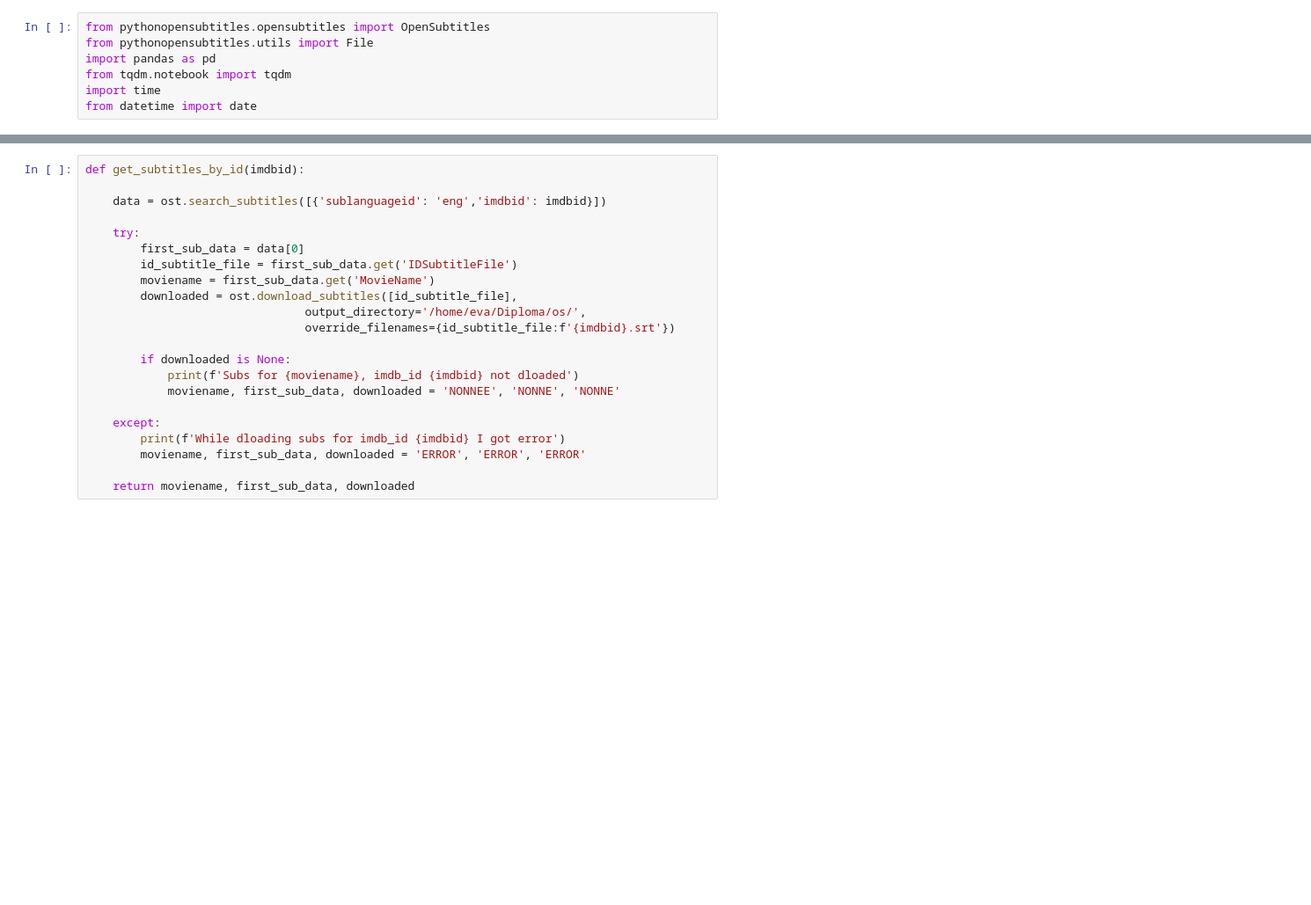
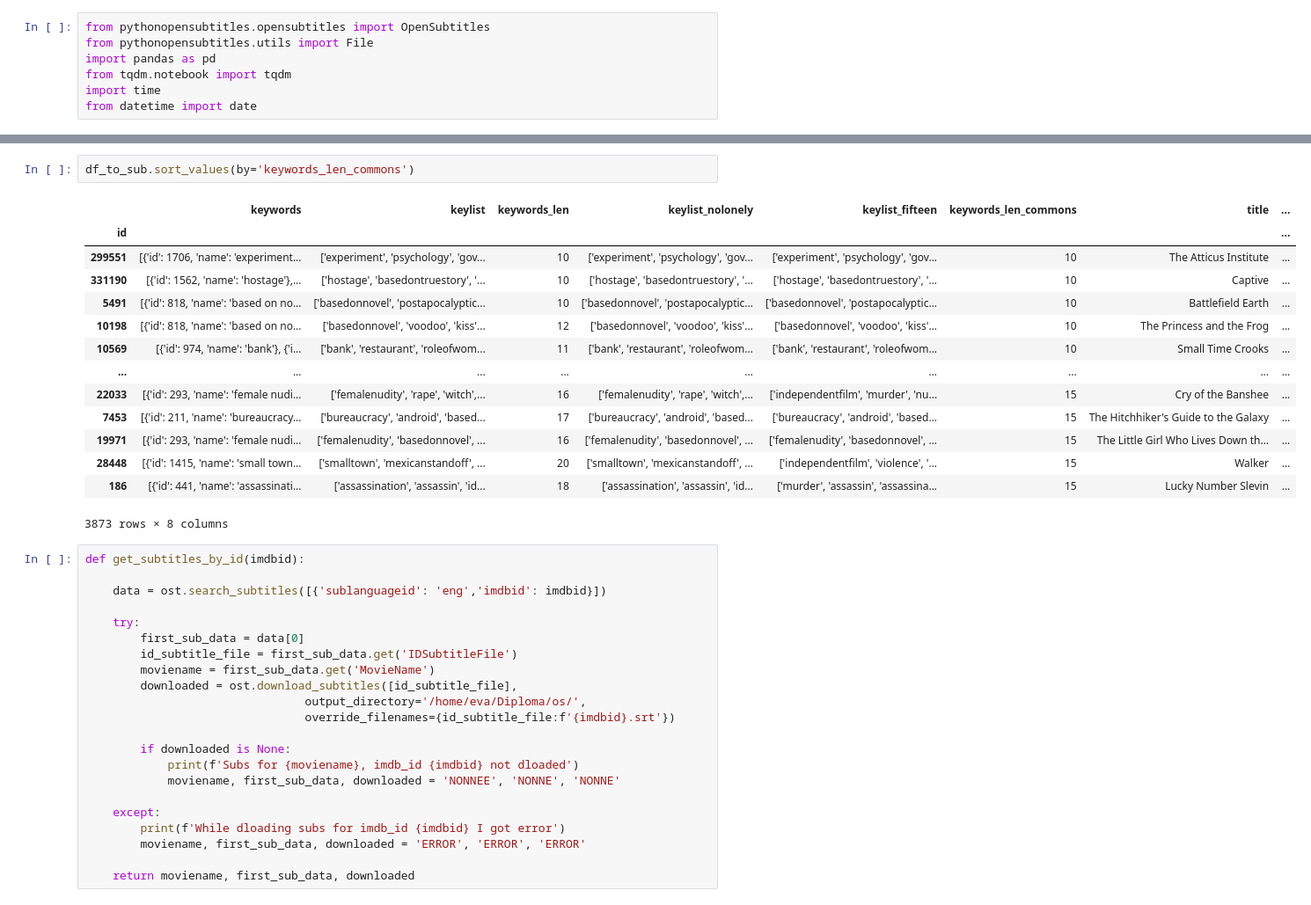
Before and after one commit to baidakovil/Diploma, a Jupyter notebook: fil-sub-download.ipynb, the cells around one changed output, grey strips where cells are left out. Shown at 88% size. Cells and saved outputs as stored; diff of their text form; blank space fills up the shorter version.

```diff
--- a/fil-sub-download.ipynb
+++ b/fil-sub-download.ipynb
@@ -8,3 +28,20 @@ from datetime import date
+# %%
+df_to_sub.sort_values(by='keywords_len_commons')
+# %% [output]
+|  | keywords | keylist | keywords_len | keylist_nolonely | keylist_fifteen | keywords_len_commons | title | ... |
+| id |  |  |  |  |  |  |  | ... |
+| 299551 | [{'id': 1706, 'name': 'experiment... | ['experiment', 'psychology', 'gov... | 10 | ['experiment', 'psychology', 'gov... | ['experiment', 'psychology', 'gov... | 10 | The Atticus Institute | ... |
+| 331190 | [{'id': 1562, 'name': 'hostage'},... | ['hostage', 'basedontruestory', '... | 10 | ['hostage', 'basedontruestory', '... | ['hostage', 'basedontruestory', '... | 10 | Captive | ... |
+| 5491 | [{'id': 818, 'name': 'based on no... | ['basedonnovel', 'postapocalyptic... | 10 | ['basedonnovel', 'postapocalyptic... | ['basedonnovel', 'postapocalyptic... | 10 | Battlefield Earth | ... |
+| 10198 | [{'id': 818, 'name': 'based on no... | ['basedonnovel', 'voodoo', 'kiss'... | 12 | ['basedonnovel', 'voodoo', 'kiss'... | ['basedonnovel', 'voodoo', 'kiss'... | 10 | The Princess and the Frog | ... |
+| 10569 | [{'id': 974, 'name': 'bank'}, {'i... | ['bank', 'restaurant', 'roleofwom... | 11 | ['bank', 'restaurant', 'roleofwom... | ['bank', 'restaurant', 'roleofwom... | 10 | Small Time Crooks | ... |
+| ... | ... | ... | ... | ... | ... | ... | ... | ... |
+| 22033 | [{'id': 293, 'name': 'female nudi... | ['femalenudity', 'rape', 'witch',... | 16 | ['femalenudity', 'rape', 'witch',... | ['independentfilm', 'murder', 'nu... | 15 | Cry of the Banshee | ... |
+| 7453 | [{'id': 211, 'name': 'bureaucracy... | ['bureaucracy', 'android', 'based... | 17 | ['bureaucracy', 'android', 'based... | ['bureaucracy', 'android', 'based... | 15 | The Hitchhiker's Guide to the Galaxy | ... |
+| 19971 | [{'id': 293, 'name': 'female nudi... | ['femalenudity', 'basedonnovel', ... | 16 | ['femalenudity', 'basedonnovel', ... | ['femalenudity', 'basedonnovel', ... | 15 | The Little Girl Who Lives Down th... | ... |
+| 28448 | [{'id': 1415, 'name': 'small town... | ['smalltown', 'mexicanstandoff', ... | 20 | ['smalltown', 'mexicanstandoff', ... | ['independentfilm', 'violence', '... | 15 | Walker | ... |
+| 186 | [{'id': 441, 'name': 'assassinati... | ['assassination', 'assassin', 'id... | 18 | ['assassination', 'assassin', 'id... | ['murder', 'assassin', 'assassina... | 15 | Lucky Number Slevin | ... |
+3873 rows × 8 columns
 # %%
 def get_subtitles_by_id(imdbid):
 
```
Also changed, not shown: parts of 2 cells of this notebook, 34 other files.
